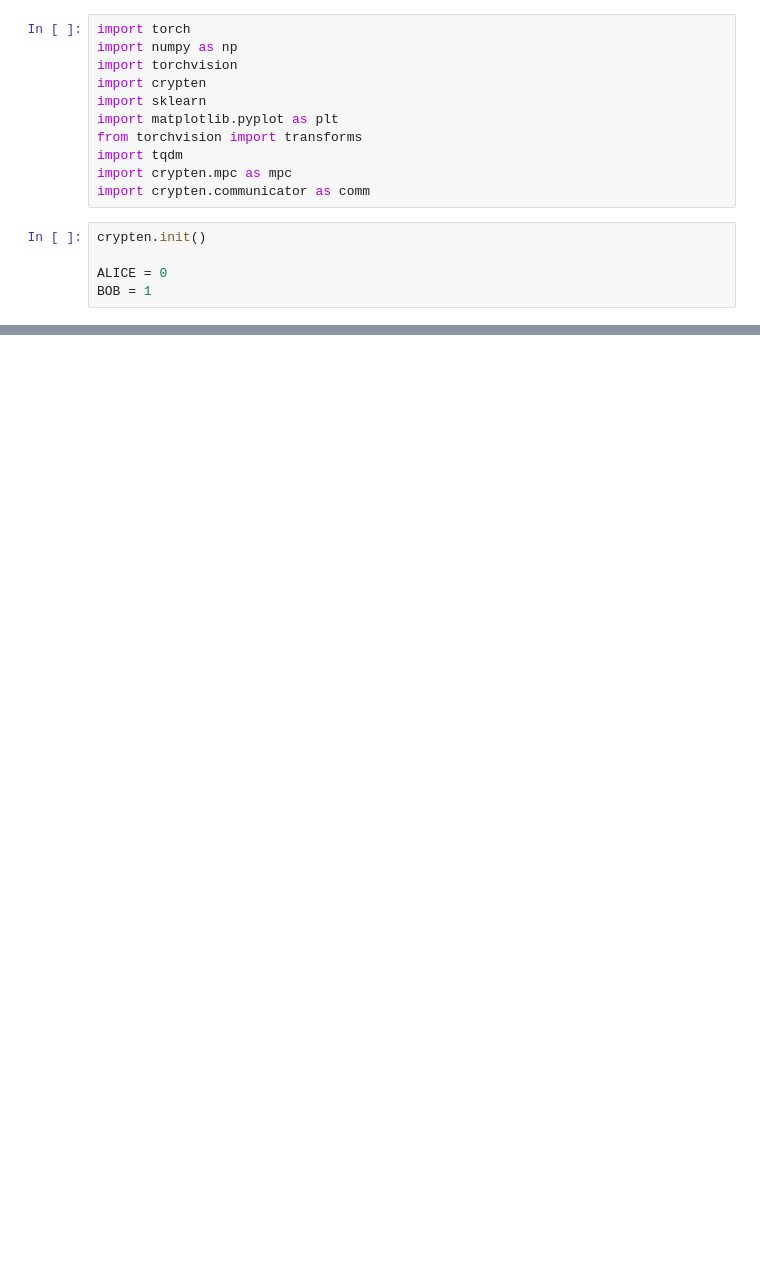
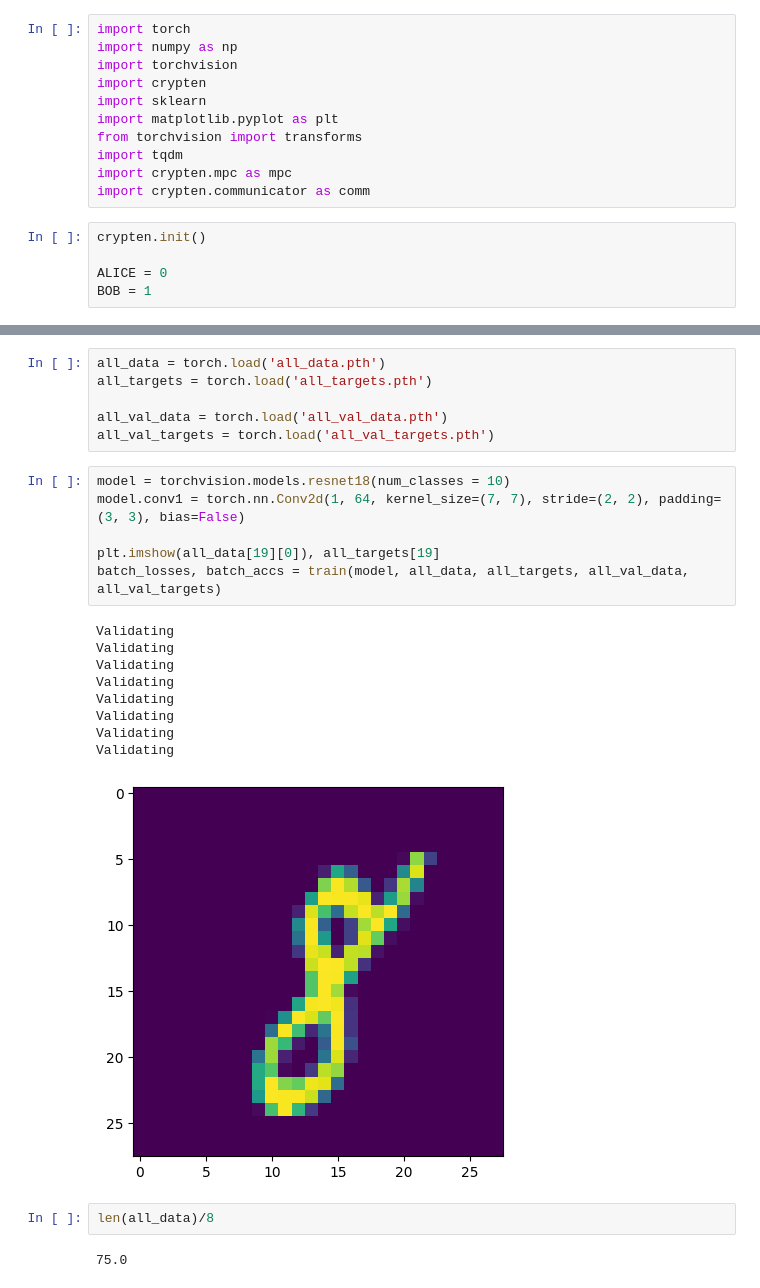
Before and after one commit to Alex-Derhacobian/cs356_project, a Jupyter notebook: prelim/attacks/badnet/mnist_train_playground.ipynb, the cells around one changed output, grey strips where cells are left out. Saved outputs shown, nothing was run; the diff lists cells and outputs as text; blank space fills up the shorter version.

```diff
--- a/prelim/attacks/badnet/mnist_train_playground.ipynb
+++ b/prelim/attacks/badnet/mnist_train_playground.ipynb
@@ -41,0 +140,26 @@ encrypt_model_and_data()
+# %%
+all_data = torch.load('all_data.pth')
+all_targets = torch.load('all_targets.pth')
+
+all_val_data = torch.load('all_val_data.pth')
+all_val_targets = torch.load('all_val_targets.pth')
+# %%
+model = torchvision.models.resnet18(num_classes = 10)
+model.conv1 = torch.nn.Conv2d(1, 64, kernel_size=(7, 7), stride=(2, 2), padding=(3, 3), bias=False)
+
+plt.imshow(all_data[19][0]), all_targets[19]
+batch_losses, batch_accs = train(model, all_data, all_targets, all_val_data, all_val_targets)
+# %% [output]
+Validating
+Validating
+Validating
+Validating
+Validating
+Validating
+Validating
+Validating
+[figure, added]
+# %%
+len(all_data)/8
+# %% [output]
+75.0
```
Also changed, not shown: parts of 12 cells of this notebook, 3 other files.
